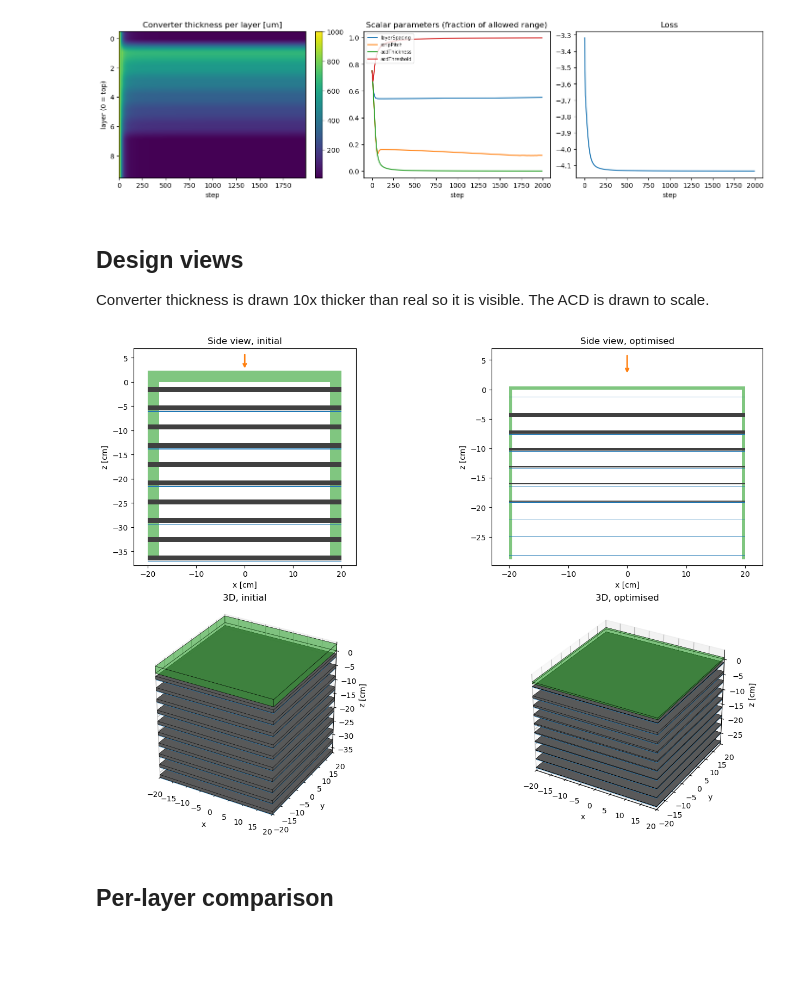
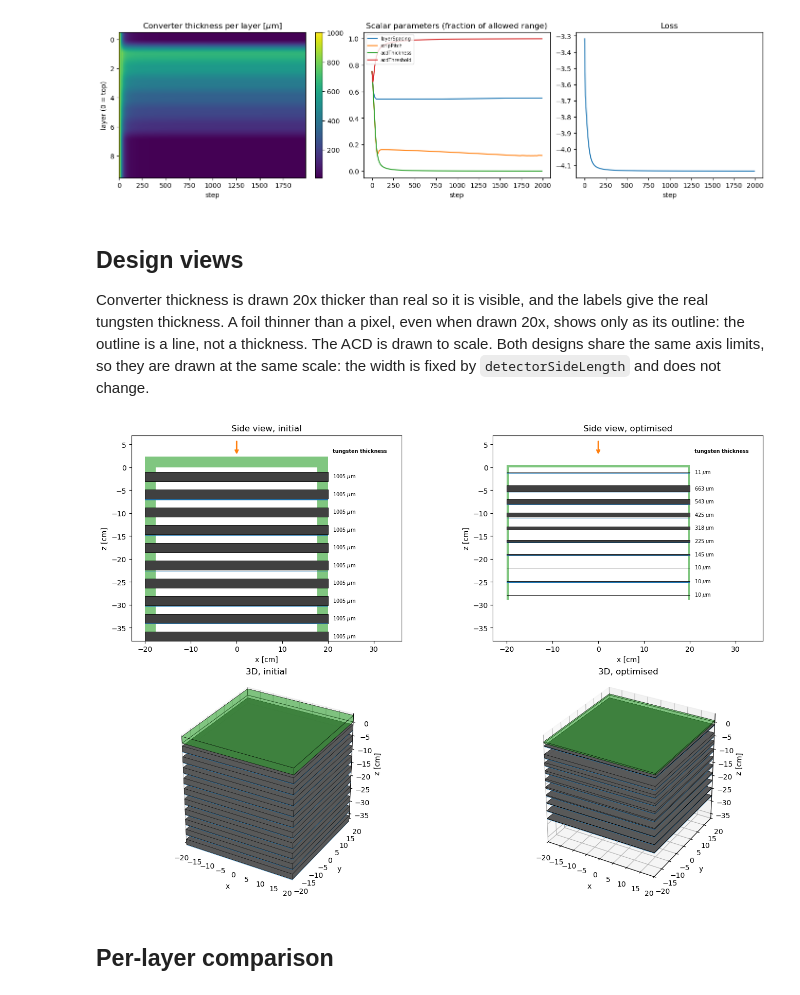
Before and after one commit to lfarinaa/AutoDetOpt, a Jupyter notebook: v0/trackerOptimisation.ipynb, the cells around one changed output. Cells and saved outputs as stored; diff of their text form; code cells hidden in the pictures; blank space fills up the shorter version.

```diff
--- a/v0/trackerOptimisation.ipynb
+++ b/v0/trackerOptimisation.ipynb
@@ -580,13 +662,19 @@ plt.show()
 [figure]
 # %% [markdown]
 ## Design views
-Converter thickness is drawn 10x thicker than real so it is visible. The ACD is drawn to scale.
+Converter thickness is drawn 20x thicker than real so it is visible, and the labels give the real tungsten thickness.
+A foil thinner than a pixel, even when drawn 20x, shows only as its outline: the outline is a line, not a thickness.
+The ACD is drawn to scale. Both designs share the same axis limits, so they are drawn at the same scale: the
+width is fixed by `detectorSideLength` and does not change.
 # %%
-converterDrawingExaggeration = 10.0
-siliconPlaneDrawnGap = 0.15         # Distance between the converter and the silicon planes, for drawing only.
-siliconPlaneDrawnThickness = 0.05
-firstLayerDepth = 1.0               # Gap between the top of the ACD and the first converter.
-bottomMargin = 1.0
+# All numbers in this cell are drawing choices with no physical source.
+converterDrawingExaggeration = 20.0   # Converter drawn this many times thicker than real.
+siliconPlaneDrawnGap = 0.15         # cm. Distance between the converter and the silicon planes, for drawing only.
+siliconPlaneDrawnThickness = 0.05   # cm. For drawing only.
+firstLayerDepth = 1.0               # cm. Gap between the top of the ACD and the first converter.
+bottomMargin = 1.0                  # cm.
+labelMargin = 16.0                  # cm. Space to the right of the tracker for the thickness labels.
+micrometersPerCentimeter = 1e4      # Unit conversion.
 
 
 def computeDrawingGeometry(physicalParameters):
@@ -599,7 +687,7 @@ def computeDrawingGeometry(physicalParameters):
     )
 
 
-def drawSideView(drawingAxis, physicalParameters, title):
+def drawSideView(drawingAxis, physicalParameters, title, axisEnclosureHeight):
     drawingGeometry = computeDrawingGeometry(physicalParameters)
     halfSide = detectorSideLength / 2.0
     acdThickness = drawingGeometry["acdThickness"]
@@ -612,14 +700,18 @@ def drawSideView(drawingAxis, physicalParameters, title):
 
     for layerIndex, converterTop in enumerate(drawingGeometry["converterTopHeights"]):
         converterThicknessDrawn = drawingGeometry["converterDrawnThickness"][layerIndex]
-        drawingAxis.add_patch(Rectangle((-halfSide, converterTop - converterThicknessDrawn), detectorSideLength, converterThicknessDrawn, facecolor="0.25"))
+        drawingAxis.add_patch(Rectangle((-halfSide, converterTop - converterThicknessDrawn), detectorSideLength, converterThicknessDrawn, facecolor="0.25", edgecolor="black", linewidth=0.6))   # The outline keeps very thin foils visible. 0.6 pt: drawing only.
+        realThickness = float(physicalParameters["converterThickness"][layerIndex]) * micrometersPerCentimeter
+        drawingAxis.text(halfSide + 1.0, converterTop - converterThicknessDrawn / 2.0, rf"{realThickness:.0f} $\mu$m", va="center", fontsize=7)   # 1.0 cm and font size: drawing only.
         # Two silicon planes (x and y strips) below each converter.
         for planeNumber in (1, 2):
             planeBottom = converterTop - converterThicknessDrawn - planeNumber * siliconPlaneDrawnGap
             drawingAxis.add_patch(Rectangle((-halfSide, planeBottom), detectorSideLength, siliconPlaneDrawnThickness, facecolor="tab:blue"))
 
+    drawingAxis.text(halfSide + 1.0, 3.0, "tungsten thickness", fontsize=7, fontweight="bold", va="bottom")   # Column header for the labels. 3.0 cm and font size: drawing only.
     drawingAxis.annotate("", xy=(0, 2.5), xytext=(0, 6), arrowprops=dict(arrowstyle="->", color="tab:orange", lw=2))   # Beam.
-    drawingAxis.set(xlim=(-halfSide - 3, halfSide + 3), ylim=(-enclosureHeight - 1, 7), aspect="equal",
+    # The limits come from the shared height, not from this design, so both panels have the same scale.
+    drawingAxis.set(xlim=(-halfSide - 3, halfSide + labelMargin), ylim=(-axisEnclosureHeight - 1, 7), aspect="equal",
              title=title, xlabel="x [cm]", ylabel="z [cm]")
 
 
@@ -632,44 +724,50 @@ def createBoxFaces(xMin, xMax, yMin, yMax, zMin, zMax):
     return [[cornerCoordinates[cornerIndex] for cornerIndex in cornerIndicesOfFace] for cornerIndicesOfFace in faceCornerIndexSets]
 
 
-def drawThreeDimensionalView(drawingAxis, physicalParameters, title):
+def drawThreeDimensionalView(drawingAxis, physicalParameters, title, axisEnclosureHeight):
     drawingGeometry = computeDrawingGeometry(physicalParameters)
     halfSide = detectorSideLength / 2.0
     enclosureHeight = drawingGeometry["enclosureHeight"]
 
     for layerIndex, converterTop in enumerate(drawingGeometry["converterTopHeights"]):
         converterThicknessDrawn = drawingGeometry["converterDrawnThickness"][layerIndex]
         converterBottom = converterTop - converterThicknessDrawn
         drawingAxis.add_collection3d(Poly3DCollection(
             createBoxFaces(-halfSide, halfSide, -halfSide, halfSide, converterBottom, converterTop),
             facecolor="0.35", edgecolor="black", linewidth=0.3, alpha=0.9))
         drawingAxis.add_collection3d(Poly3DCollection(
             createBoxFaces(-halfSide, halfSide, -halfSide, halfSide, converterBottom - 0.3, converterBottom - 0.2),
             facecolor="tab:blue", alpha=0.4))
 
     # Only the top ACD plate is drawn: the side plates would hide the tracker.
     drawingAxis.add_collection3d(Poly3DCollection(
         createBoxFaces(-halfSide, halfSide, -halfSide, halfSide, 0, drawingGeometry["acdThickness"]),
         facecolor="tab:green", edgecolor="black", linewidth=0.3, alpha=0.35))
 
-    drawingAxis.set(xlim=(-halfSide, halfSide), ylim=(-halfSide, halfSide), zlim=(-enclosureHeight, 3),
+    drawingAxis.set(xlim=(-halfSide, halfSide), ylim=(-halfSide, halfSide), zlim=(-axisEnclosureHeight, 3),
              title=title, xlabel="x", ylabel="y", zlabel="z [cm]")
-    drawingAxis.set_box_aspect((detectorSideLength, detectorSideLength, enclosureHeight + 3))
+    drawingAxis.set_box_aspect((detectorSideLength, detectorSideLength, axisEnclosureHeight + 3))   # 3 cm: room above the ACD, drawing only.
     drawingAxis.quiver(0, 0, 8, 0, 0, -6, color="tab:orange", linewidth=2)   # Beam.
 
 
 initialPhysicalParameters = mapUnboundedToPhysicalParameters(initialParameters)
 optimisedPhysicalParameters = mapUnboundedToPhysicalParameters(optimisedParameters)
 
-designFigure = plt.figure(figsize=(14, 9), constrained_layout=True)
+# Both designs are drawn with the limits of the taller one, so they are at the same scale.
+sharedEnclosureHeight = max(
+    computeDrawingGeometry(designParameters)["enclosureHeight"]
+    for designParameters in (initialPhysicalParameters, optimisedPhysicalParameters)
+)
+
+designFigure = plt.figure(figsize=(14, 9), constrained_layout=True)   # Figure size: drawing only.
 for columnIndex, (designParameters, designName) in enumerate(
     [(initialPhysicalParameters, "initial"), (optimisedPhysicalParameters, "optimised")]
 ):
-    drawSideView(designFigure.add_subplot(2, 2, 1 + columnIndex), designParameters, f"Side view, {designName}")
-    drawThreeDimensionalView(designFigure.add_subplot(2, 2, 3 + columnIndex, projection="3d"), designParameters, f"3D, {designName}")
+    drawSideView(designFigure.add_subplot(2, 2, 1 + columnIndex), designParameters, f"Side view, {designName}", sharedEnclosureHeight)
+    drawThreeDimensionalView(designFigure.add_subplot(2, 2, 3 + columnIndex, projection="3d"), designParameters, f"3D, {designName}", sharedEnclosureHeight)
 plt.show()
 # %% [output]
-[figure, old version]
+[figure, new version]
 # %% [markdown]
 ## Per-layer comparison
 # %%
```
Also changed, not shown: parts of 4 cells of this notebook, 2 other files.
